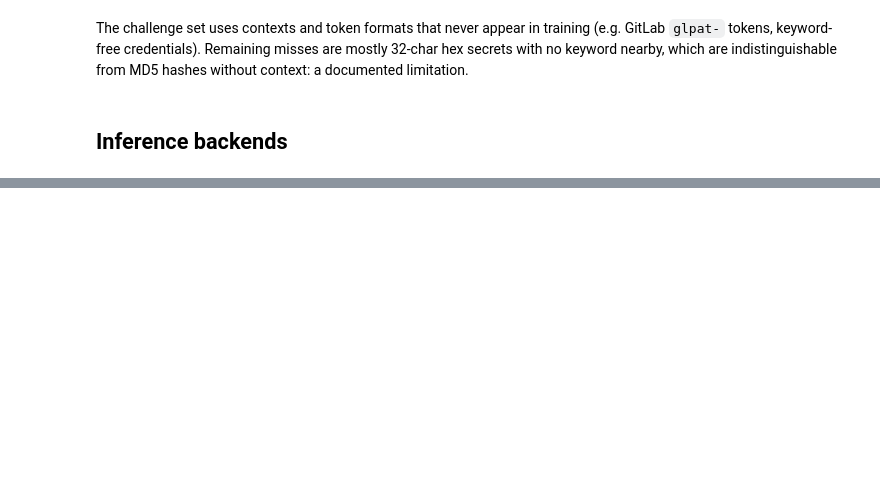
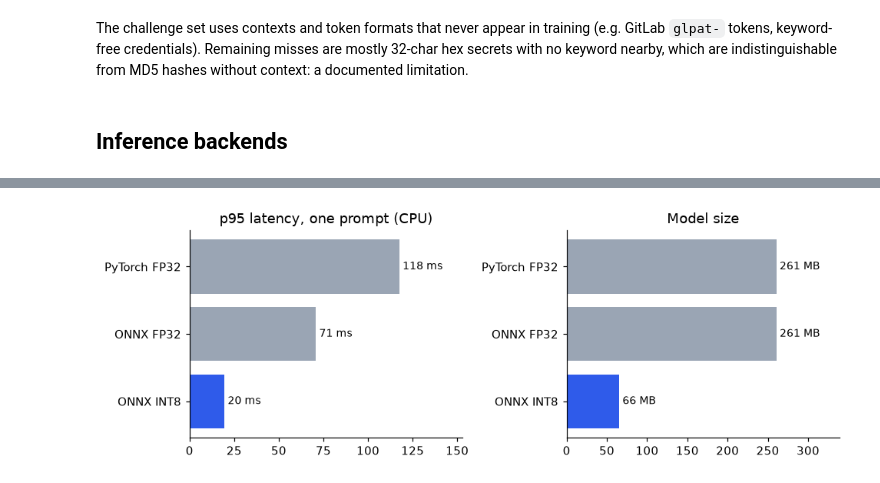
Before and after one commit to PahuldeepSinghSodhi/PromptShield, a Jupyter notebook: notebooks/02_error_analysis.ipynb, the cells around one changed output, grey strips where cells are left out. Cells and saved outputs as stored; diff of their text form; code cells hidden in the pictures; blank space fills up the shorter version.

```diff
--- a/notebooks/02_error_analysis.ipynb
+++ b/notebooks/02_error_analysis.ipynb
@@ -62,9 +92,15 @@ pd.DataFrame(bench["summary"]).T
-# %%
-lat = pd.DataFrame([
-    {"backend": b, "batch": l["batch"], "p95_ms": l["p95_ms"]}
-    for b, r in bench["details"].items() for l in r["latency"]
-]).pivot(index="batch", columns="backend", values="p95_ms")
-ax = lat.plot.bar(figsize=(7, 3.5), color=["#2f5bea", "#9aa5b4", "#1f8a4c"])
-ax.set_ylabel("p95 latency per call (ms)"); ax.set_title("CPU latency by backend and batch size")
-plt.xticks(rotation=0); plt.tight_layout(); plt.savefig(FIG / "latency.png"); plt.show()
-lat
+# %%
+s = pd.DataFrame(bench["summary"]).T.loc[["pytorch_fp32_cpu", "onnx_fp32", "onnx_int8"]]
+names = ["PyTorch FP32", "ONNX FP32", "ONNX INT8"]
+colors = ["#9aa5b4", "#9aa5b4", "#2f5bea"]
+fig, axes = plt.subplots(1, 2, figsize=(9, 3.2))
+for ax, col, title, unit in [(axes[0], "p95_ms_batch1", "p95 latency, one prompt (CPU)", "ms"),
+                             (axes[1], "size_mb", "Model size", "MB")]:
+    vals = s[col].astype(float).values
+    ax.barh(names, vals, color=colors)
+    for i, v in enumerate(vals):
+        ax.text(v, i, f" {v:.0f} {unit}", va="center", fontsize=9)
+    ax.set_title(title); ax.set_xlim(0, vals.max() * 1.3); ax.invert_yaxis()
+plt.tight_layout(); plt.savefig(FIG / "latency.png"); plt.show()
+# %% [output]
+[figure, added]
```
Also changed, not shown: parts of 6 cells of this notebook, 20 other files.
